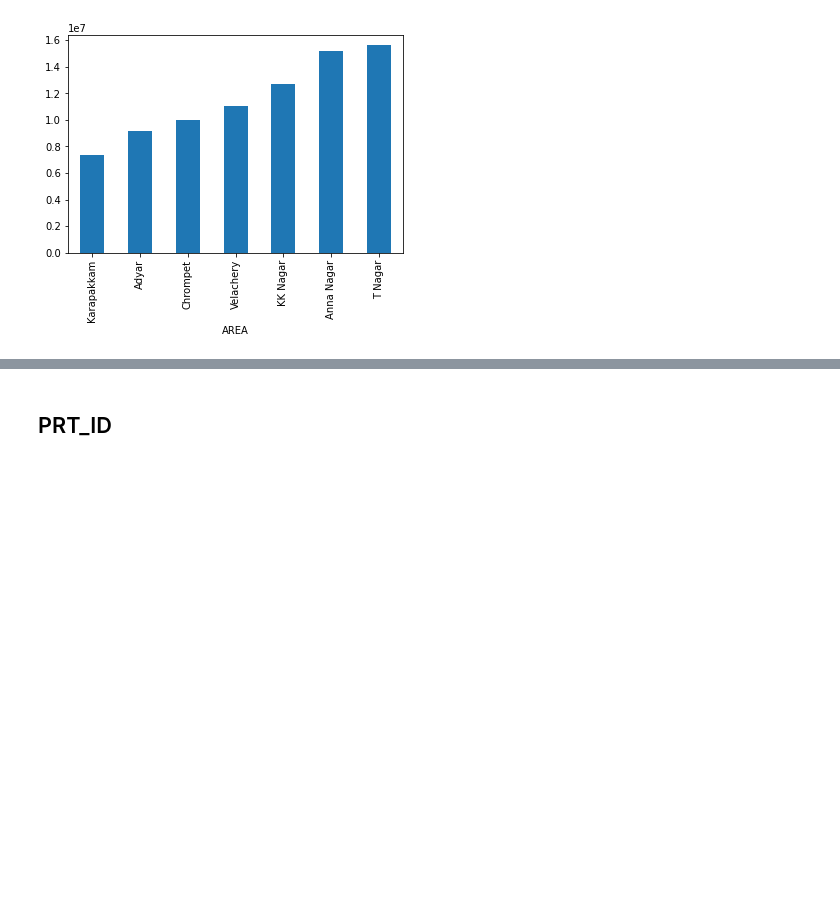
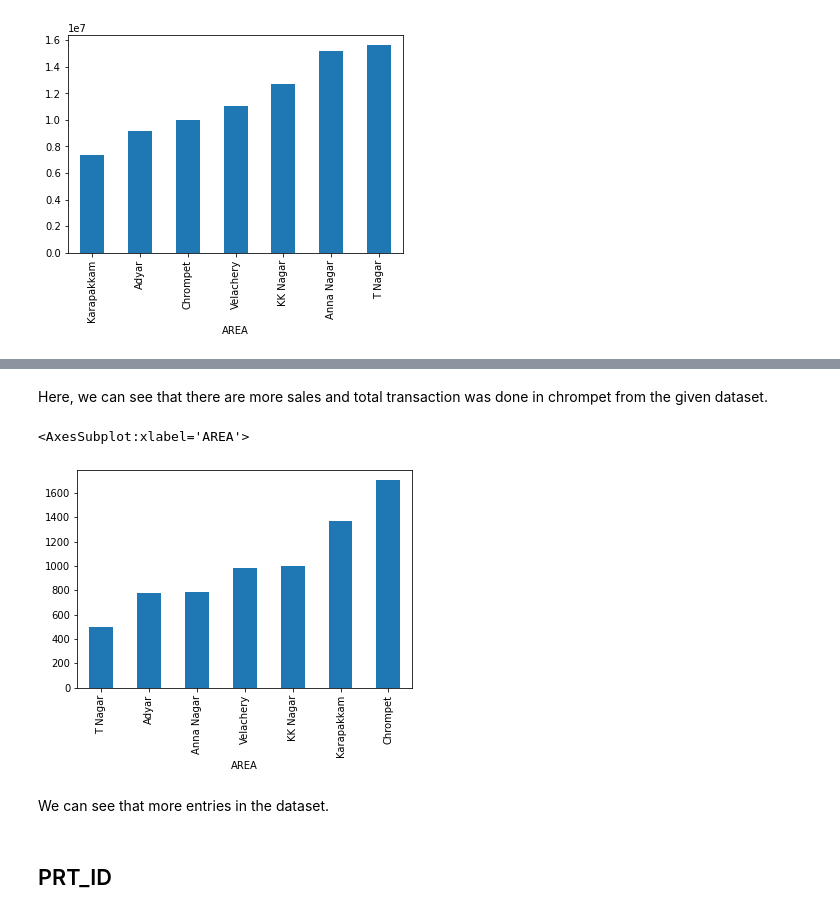
Before and after one commit to Harish-aditya/House-price-prediction, a Jupyter notebook: House price prediction.ipynb, the cells around one changed output, grey strips where cells are left out. Saved outputs shown, nothing was run; the diff lists cells and outputs as text; code cells hidden in the pictures; blank space fills up the shorter version.

```diff
--- a/House price prediction.ipynb
+++ b/House price prediction.ipynb
@@ -136,3 +141,12 @@ Here we can see that there is a linear relationship between AREA and SALE_PRICE
+# %% [markdown]
+Here, we can see that there are more sales and total transaction was done in chrompet from the given dataset.
+# %%
+df.groupby('AREA')['SALES_PRICE'].count().sort_values(ascending=True).plot.bar()
+# %% [output]
+<AxesSubplot:xlabel='AREA'>
+[figure, added]
+# %% [markdown]
+We can see that more entries in the dataset.
 # %% [markdown]
 ## PRT_ID
 # %% [markdown]
```
Also changed, not shown: parts of 3 cells of this notebook.
